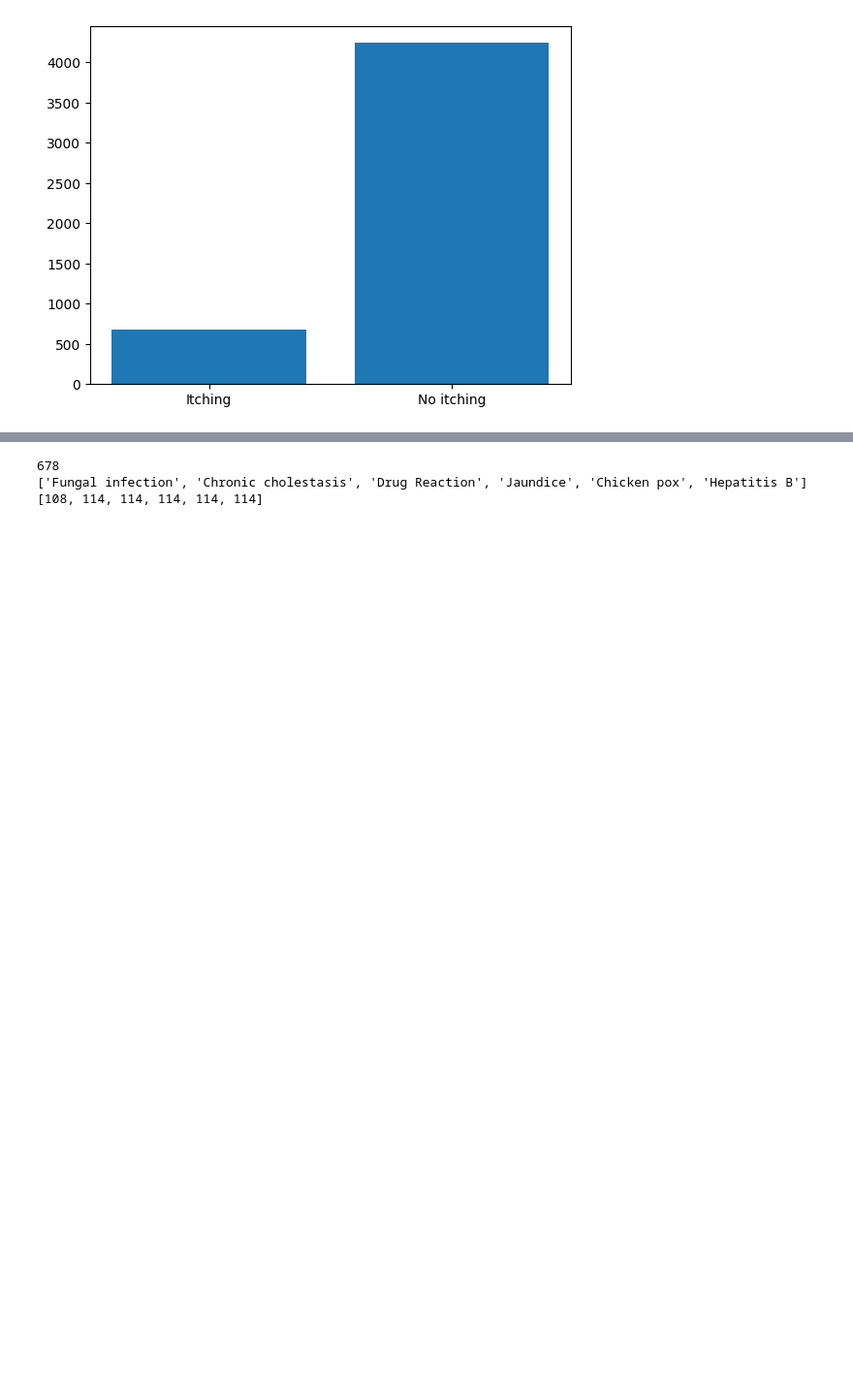
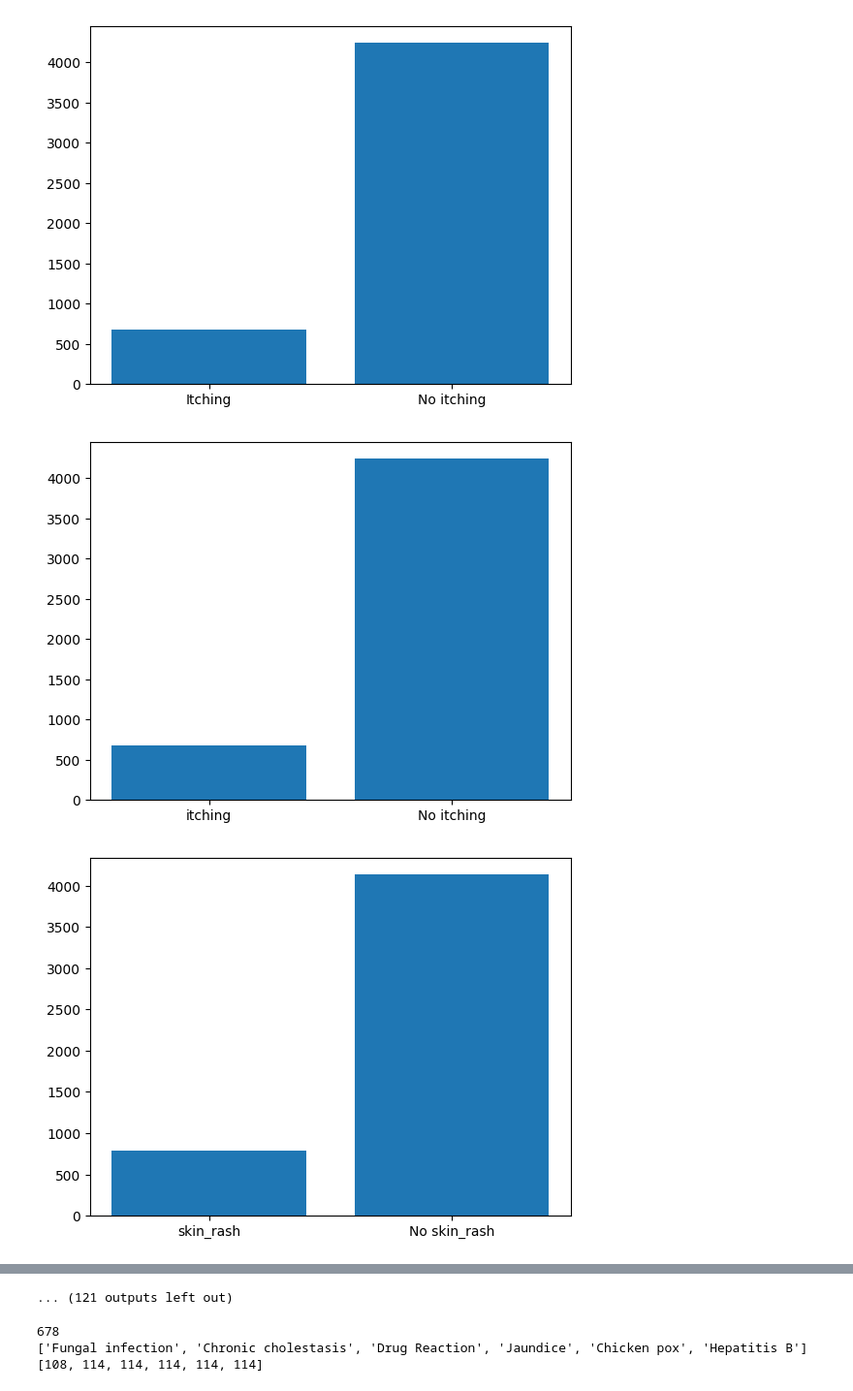
Before and after one commit to Shifa2505/Disease-Prediction-System, a Jupyter notebook: Untitled.ipynb, the cells around one changed output, grey strips where cells are left out. Shown at 97% size. Cells and saved outputs as stored; diff of their text form; code cells hidden in the pictures; blank space fills up the shorter version.

Commit message:
drew graphs for each symptomo

```diff
--- a/Untitled.ipynb
+++ b/Untitled.ipynb
@@ -35,3 +38,11 @@ plt.bar(["Itching","No itching"],[len(train[train["itching"]==1]),len(train[trai
 # %% [output]
 <BarContainer object of 2 artists>
 [figure]
+# %%
+# train[train['itching']==1]
+for x in train.columns:
+    plt.bar([x,"No "+str(x)],[len(train[train[x]==1]),len(train[train[x]!=1])])
+    plt.show()
+# %% [output]
+[figure, added]
+[figure, added]
@@ -38,3 +59,4 @@ plt.bar(["Itching","No itching"],[len(train[train["itching"]==1]),len(train[trai
+... (121 outputs left out)
 # %%
 train_itching = train[train["itching"]==1]
 # print(train_itching)
```
Also changed, not shown: parts of 2 cells of this notebook, 2 other files.
